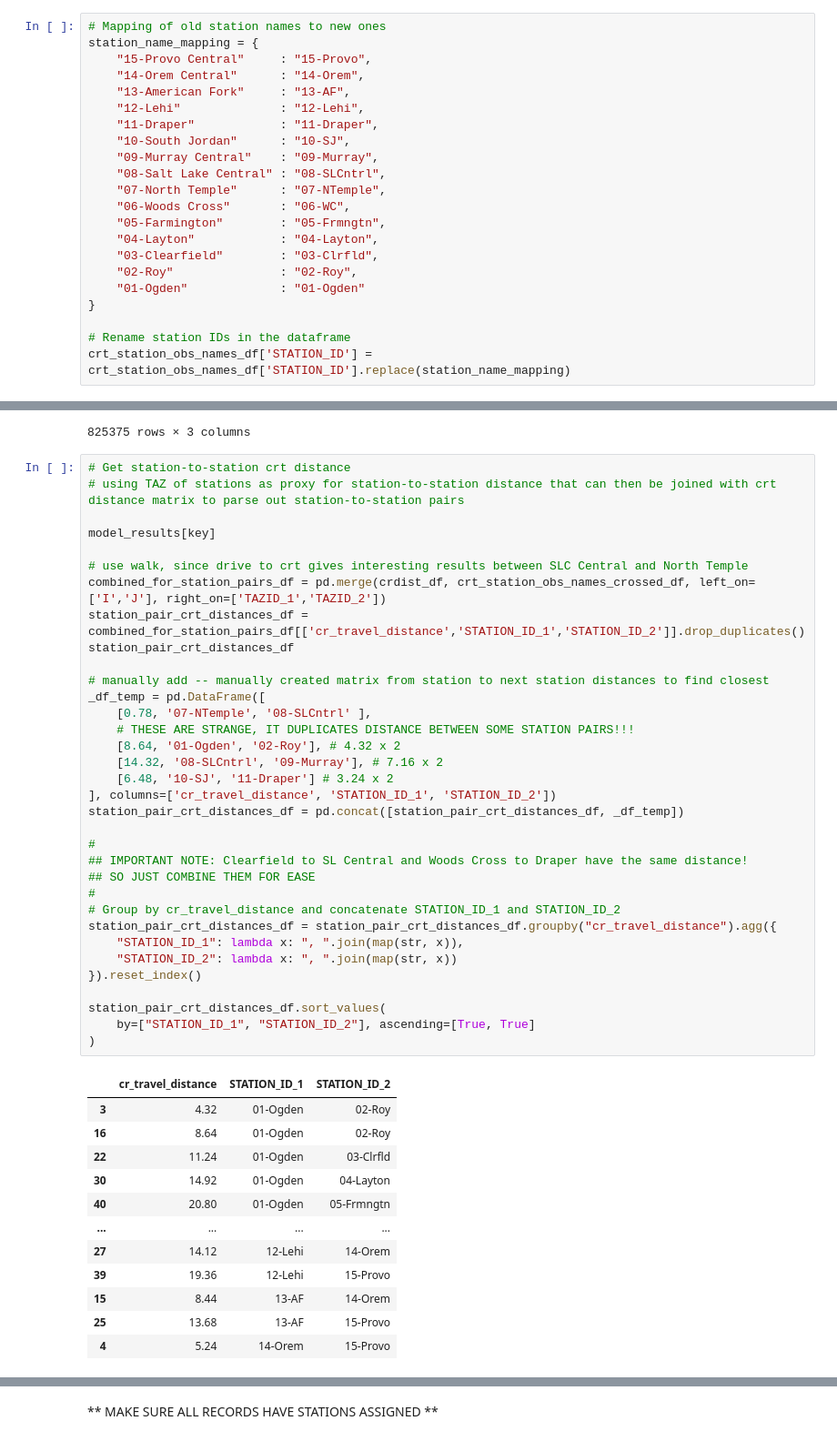
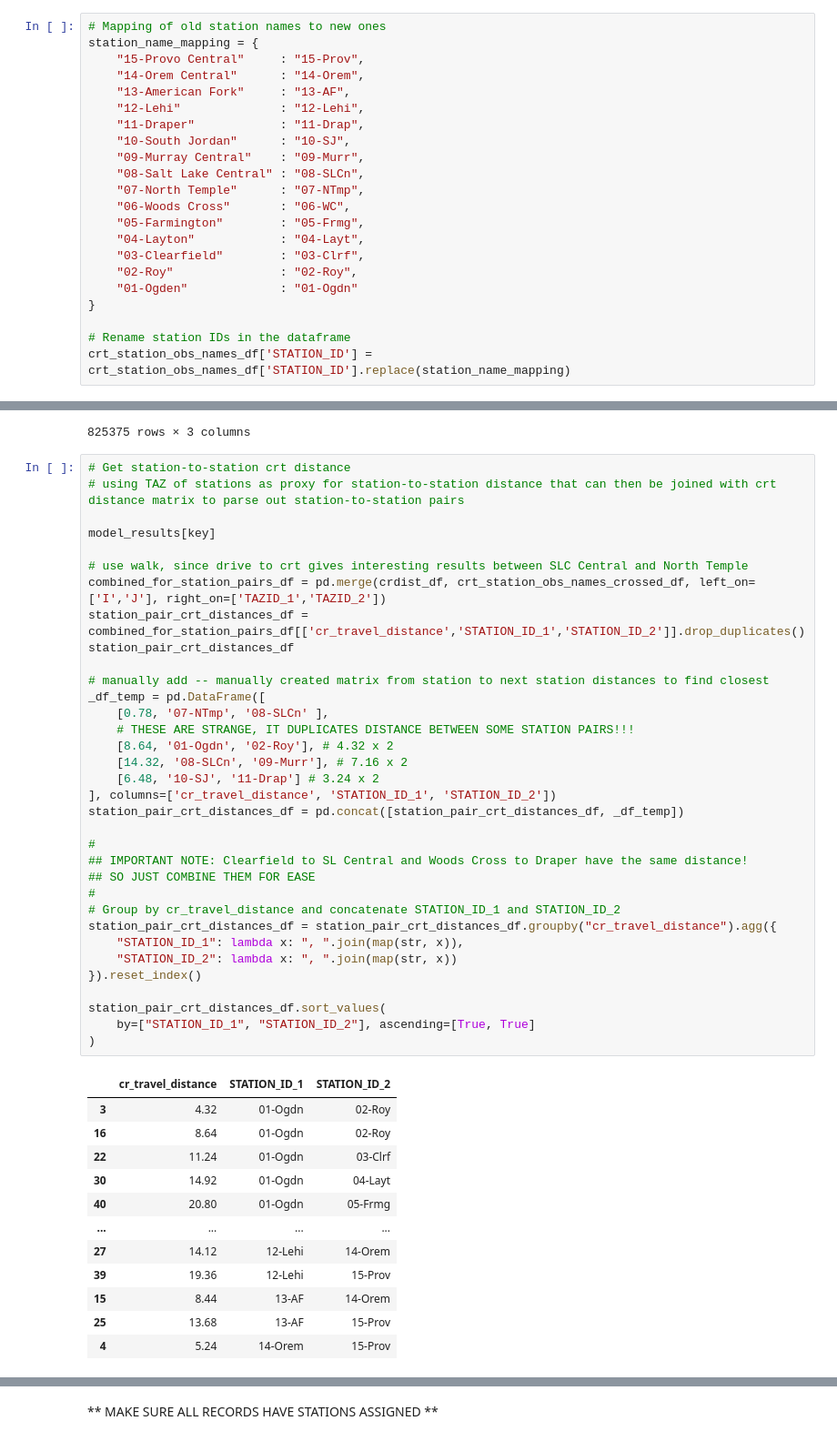
Before and after one commit to WFRCAnalytics/TDM-DEV-v920-E2-Analysis, a Jupyter notebook: 2.A3-StationToStationPairs.ipynb, the cells around one changed output, grey strips where cells are left out. Shown at 91% size. Saved outputs shown, nothing was run; the diff lists cells and outputs as text.

```diff
--- a/2.A3-StationToStationPairs.ipynb
+++ b/2.A3-StationToStationPairs.ipynb
@@ -57,21 +57,21 @@ crt_station_obs_names_df
 # %%
 # Mapping of old station names to new ones
 station_name_mapping = {
-    "15-Provo Central"     : "15-Provo",
+    "15-Provo Central"     : "15-Prov",
     "14-Orem Central"      : "14-Orem",
     "13-American Fork"     : "13-AF",
     "12-Lehi"              : "12-Lehi",
-    "11-Draper"            : "11-Draper",
+    "11-Draper"            : "11-Drap",
     "10-South Jordan"      : "10-SJ",
-    "09-Murray Central"    : "09-Murray",
-    "08-Salt Lake Central" : "08-SLCntrl",
-    "07-North Temple"      : "07-NTemple",
+    "09-Murray Central"    : "09-Murr",
+    "08-Salt Lake Central" : "08-SLCn",
+    "07-North Temple"      : "07-NTmp",
     "06-Woods Cross"       : "06-WC",
-    "05-Farmington"        : "05-Frmngtn",
-    "04-Layton"            : "04-Layton",
-    "03-Clearfield"        : "03-Clrfld",
+    "05-Farmington"        : "05-Frmg",
+    "04-Layton"            : "04-Layt",
+    "03-Clearfield"        : "03-Clrf",
     "02-Roy"               : "02-Roy",
-    "01-Ogden"             : "01-Ogden"
+    "01-Ogden"             : "01-Ogdn"
 }
 
 # Rename station IDs in the dataframe
@@ -275,48 +275,48 @@ crdist_df
 # using TAZ of stations as proxy for station-to-station distance that can then be joined with crt distance matrix to parse out station-to-station pairs
 
 model_results[key]
 
 # use walk, since drive to crt gives interesting results between SLC Central and North Temple
 combined_for_station_pairs_df = pd.merge(crdist_df, crt_station_obs_names_crossed_df, left_on=['I','J'], right_on=['TAZID_1','TAZID_2'])
 station_pair_crt_distances_df = combined_for_station_pairs_df[['cr_travel_distance','STATION_ID_1','STATION_ID_2']].drop_duplicates()
 station_pair_crt_distances_df
 
 # manually add -- manually created matrix from station to next station distances to find closest
 _df_temp = pd.DataFrame([
-    [0.78, '07-NTemple', '08-SLCntrl' ],
+    [0.78, '07-NTmp', '08-SLCn' ],
     # THESE ARE STRANGE, IT DUPLICATES DISTANCE BETWEEN SOME STATION PAIRS!!!
-    [8.64, '01-Ogden', '02-Roy'], # 4.32 x 2
-    [14.32, '08-SLCntrl', '09-Murray'], # 7.16 x 2
-    [6.48, '10-SJ', '11-Draper'] # 3.24 x 2
+    [8.64, '01-Ogdn', '02-Roy'], # 4.32 x 2
+    [14.32, '08-SLCn', '09-Murr'], # 7.16 x 2
+    [6.48, '10-SJ', '11-Drap'] # 3.24 x 2
 ], columns=['cr_travel_distance', 'STATION_ID_1', 'STATION_ID_2'])
 station_pair_crt_distances_df = pd.concat([station_pair_crt_distances_df, _df_temp])
 
 #
 ## IMPORTANT NOTE: Clearfield to SL Central and Woods Cross to Draper have the same distance!
 ## SO JUST COMBINE THEM FOR EASE
 #
 # Group by cr_travel_distance and concatenate STATION_ID_1 and STATION_ID_2
 station_pair_crt_distances_df = station_pair_crt_distances_df.groupby("cr_travel_distance").agg({
     "STATION_ID_1": lambda x: ", ".join(map(str, x)),
     "STATION_ID_2": lambda x: ", ".join(map(str, x))
 }).reset_index()
 
 station_pair_crt_distances_df.sort_values(
     by=["STATION_ID_1", "STATION_ID_2"], ascending=[True, True]
 )
 # %% [output]
 |  | cr_travel_distance | STATION_ID_1 | STATION_ID_2 |
-| 3 | 4.32 | 01-Ogden | 02-Roy |
-| 16 | 8.64 | 01-Ogden | 02-Roy |
-| 22 | 11.24 | 01-Ogden | 03-Clrfld |
-| 30 | 14.92 | 01-Ogden | 04-Layton |
-| 40 | 20.80 | 01-Ogden | 05-Frmngtn |
+| 3 | 4.32 | 01-Ogdn | 02-Roy |
+| 16 | 8.64 | 01-Ogdn | 02-Roy |
+| 22 | 11.24 | 01-Ogdn | 03-Clrf |
+| 30 | 14.92 | 01-Ogdn | 04-Layt |
+| 40 | 20.80 | 01-Ogdn | 05-Frmg |
 | ... | ... | ... | ... |
 | 27 | 14.12 | 12-Lehi | 14-Orem |
-| 39 | 19.36 | 12-Lehi | 15-Provo |
+| 39 | 19.36 | 12-Lehi | 15-Prov |
 | 15 | 8.44 | 13-AF | 14-Orem |
-| 25 | 13.68 | 13-AF | 15-Provo |
-| 4 | 5.24 | 14-Orem | 15-Provo |
+| 25 | 13.68 | 13-AF | 15-Prov |
+| 4 | 5.24 | 14-Orem | 15-Prov |
 106 rows × 3 columns
 # %%
 model_results_with_station_pairs_df = pd.merge(model_results_df, station_pair_crt_distances_df, on=['cr_travel_distance'], how='left')
```
Also changed, not shown: parts of 9 cells of this notebook, 4 other files.
